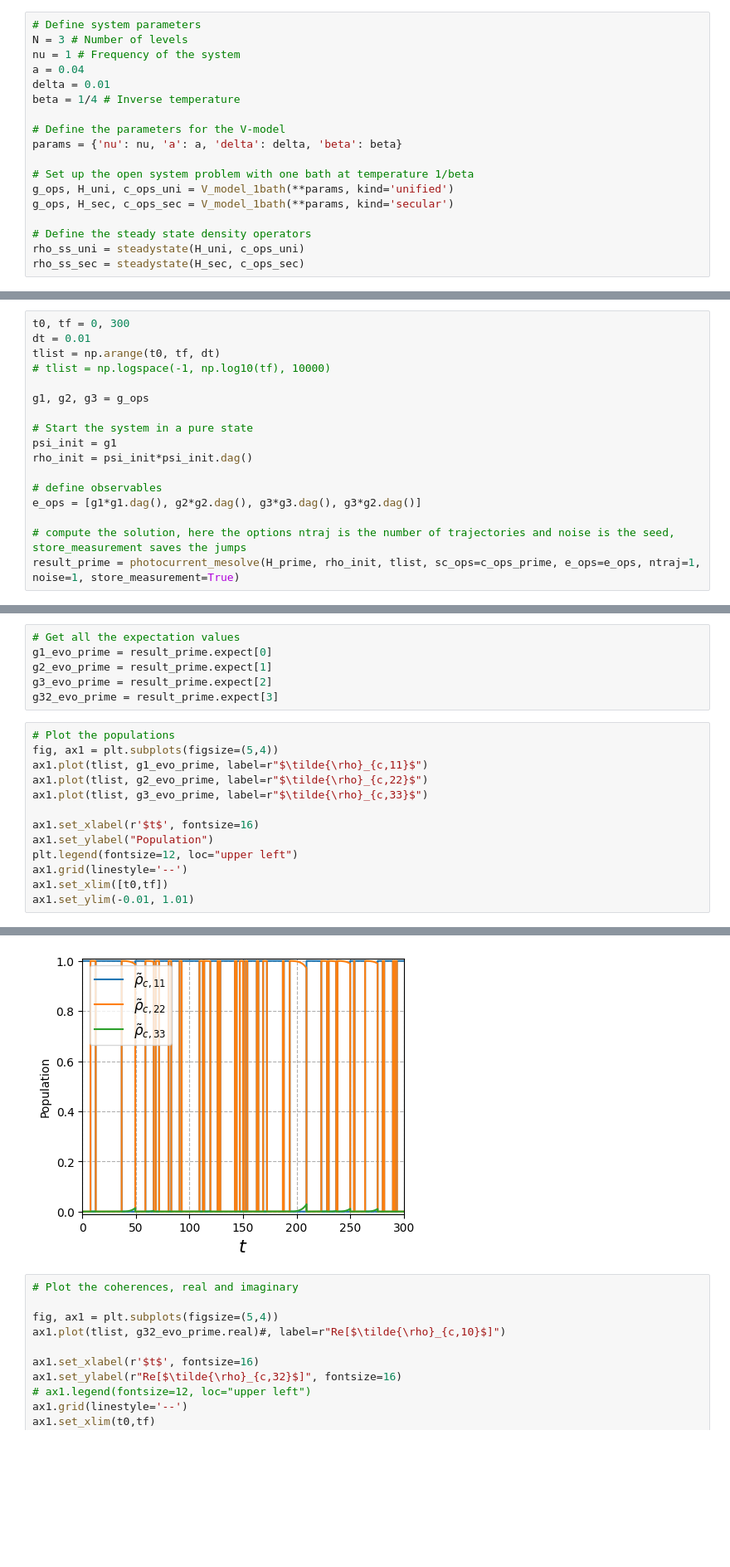
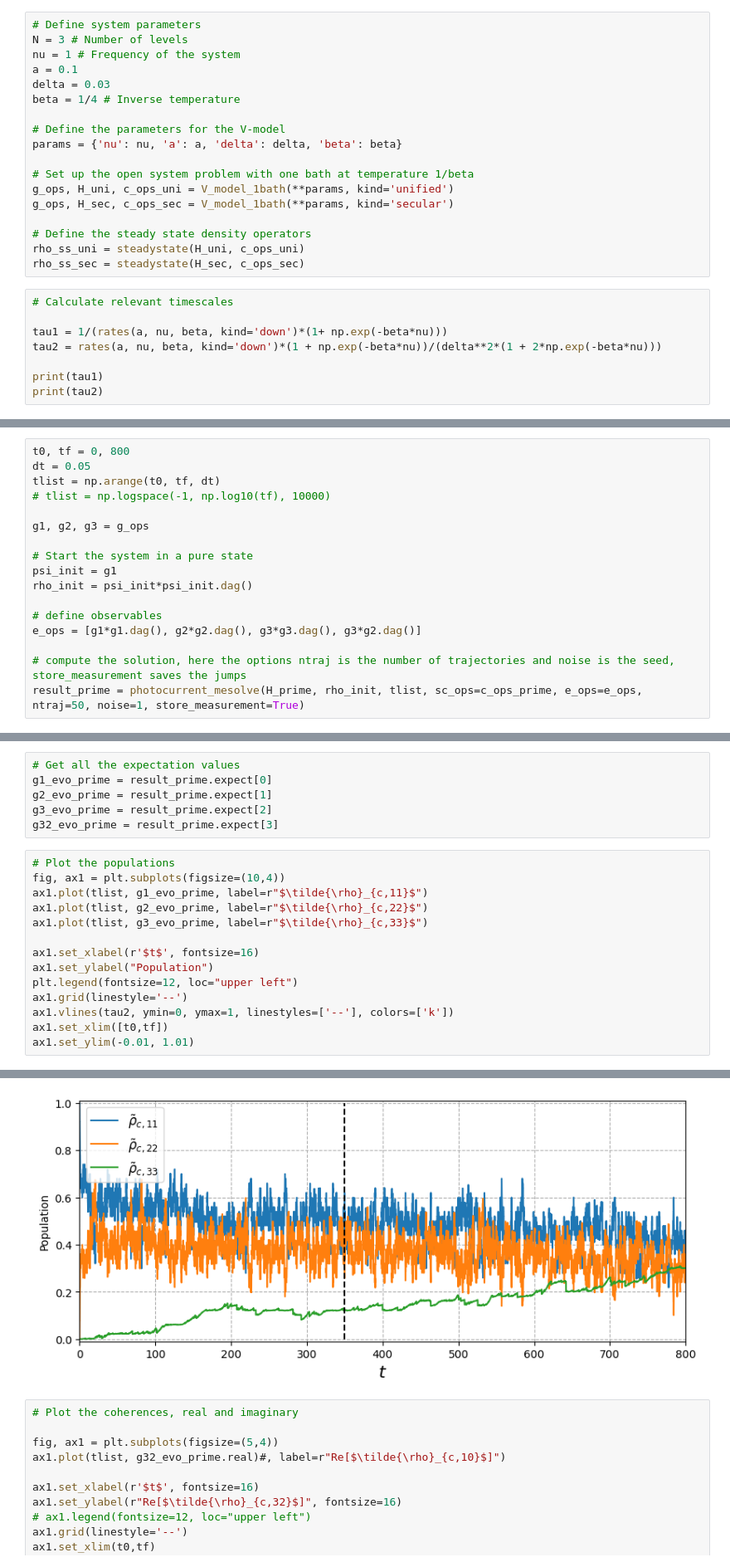
Before and after one commit to mikeal888/The_V_model, a Jupyter notebook: Equilibrium.ipynb, the cells around one changed output, grey strips where cells are left out. Shown: that part at 83% size. Cells and saved outputs as stored; diff of their text form; blank space fills up the shorter version.

Commit message:
adjusted parameter values and timescales to probe trajectories at longer times

```diff
--- a/Equilibrium.ipynb
+++ b/Equilibrium.ipynb
@@ -10,8 +10,8 @@ from FCS import *
 # Define system parameters
 N = 3 # Number of levels
 nu = 1 # Frequency of the system
-a = 0.04
-delta = 0.01
+a = 0.1
+delta = 0.03
 beta = 1/4 # Inverse temperature
 
 # Define the parameters for the V-model
@@ -24,3 +24,11 @@ g_ops, H_sec, c_ops_sec = V_model_1bath(**params, kind='secular')
 # Define the steady state density operators
 rho_ss_uni = steadystate(H_uni, c_ops_uni)
 rho_ss_sec = steadystate(H_sec, c_ops_sec)
+# %%
+# Calculate relevant timescales
+
+tau1 = 1/(rates(a, nu, beta, kind='down')*(1+ np.exp(-beta*nu)))
+tau2 = rates(a, nu, beta, kind='down')*(1 + np.exp(-beta*nu))/(delta**2*(1 + 2*np.exp(-beta*nu)))
+
+print(tau1)
+print(tau2)
@@ -199,8 +210,8 @@ g_ops, H_prime, c_ops_prime = V_model_1bath_uqme_transformed(**params)
 # Define the steady state density operators
 rho_ss_prime = steadystate(H_uni, c_ops_uni)
 # %%
-t0, tf = 0, 300
-dt = 0.01
+t0, tf = 0, 800
+dt = 0.05
 tlist = np.arange(t0, tf, dt)
 # tlist = np.logspace(-1, np.log10(tf), 10000)
 
@@ -214,5 +225,5 @@ rho_init = psi_init*psi_init.dag()
 e_ops = [g1*g1.dag(), g2*g2.dag(), g3*g3.dag(), g3*g2.dag()]
 
 # compute the solution, here the options ntraj is the number of trajectories and noise is the seed, store_measurement saves the jumps
-result_prime = photocurrent_mesolve(H_prime, rho_init, tlist, sc_ops=c_ops_prime, e_ops=e_ops, ntraj=1, noise=1, store_measurement=True)
+result_prime = photocurrent_mesolve(H_prime, rho_init, tlist, sc_ops=c_ops_prime, e_ops=e_ops, ntraj=50, noise=1, store_measurement=True)
 # %% [output]
@@ -225,20 +245,21 @@ g3_evo_prime = result_prime.expect[2]
 g32_evo_prime = result_prime.expect[3]
 # %%
 # Plot the populations
-fig, ax1 = plt.subplots(figsize=(5,4))
+fig, ax1 = plt.subplots(figsize=(10,4))
 ax1.plot(tlist, g1_evo_prime, label=r"$\tilde{\rho}_{c,11}$")
 ax1.plot(tlist, g2_evo_prime, label=r"$\tilde{\rho}_{c,22}$")
 ax1.plot(tlist, g3_evo_prime, label=r"$\tilde{\rho}_{c,33}$")
 
 ax1.set_xlabel(r'$t$', fontsize=16)
 ax1.set_ylabel("Population")
 plt.legend(fontsize=12, loc="upper left")
 ax1.grid(linestyle='--')
+ax1.vlines(tau2, ymin=0, ymax=1, linestyles=['--'], colors=['k'])
 ax1.set_xlim([t0,tf])
 ax1.set_ylim(-0.01, 1.01)
 # %% [output]
 (-0.01, 1.01)
-[figure, old version]
+[figure, new version]
 # %%
 # Plot the coherences, real and imaginary
 
```
Also changed, not shown: parts of 2 cells of this notebook.
